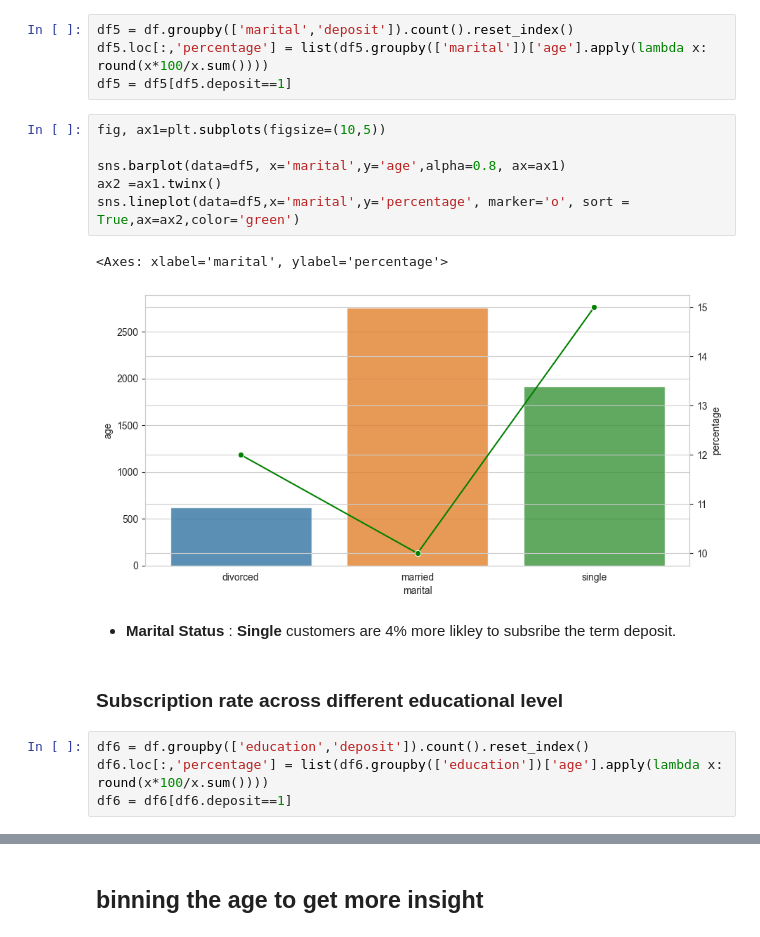
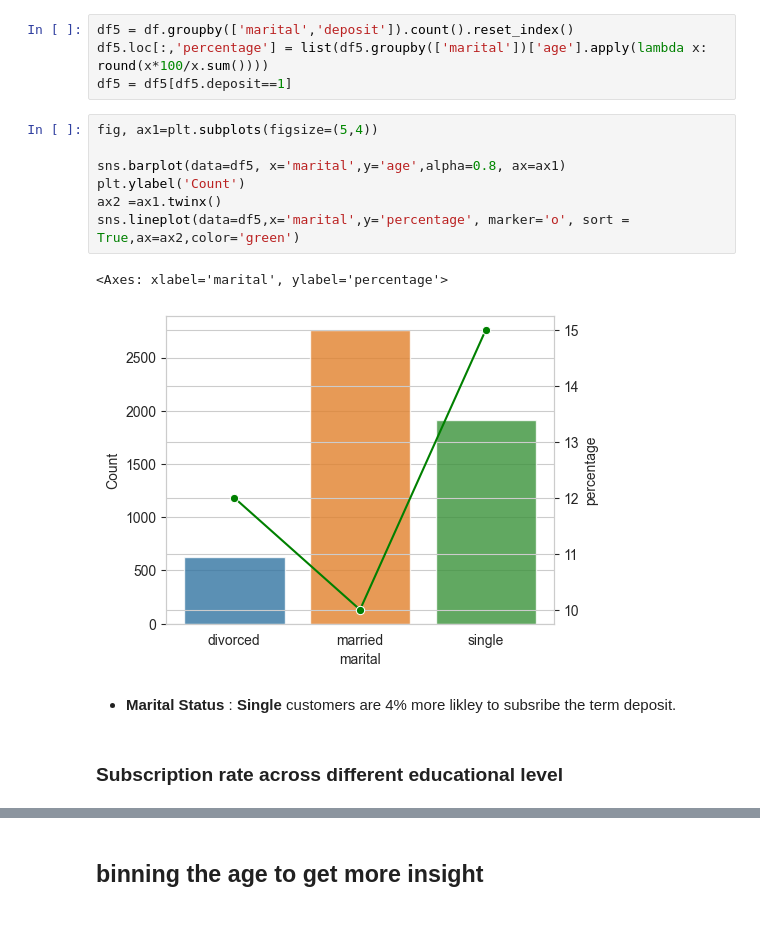
Before and after one commit to 87tana/ML_Classification_Imbalance_Banking, a Jupyter notebook: Bank_EDA.ipynb, the cells around one changed output, grey strips where cells are left out. Drawn from its saved outputs; the diff is of its cells as text.

```diff
--- a/Bank_EDA.ipynb
+++ b/Bank_EDA.ipynb
@@ -537,19 +529,16 @@ df5 = df.groupby(['marital','deposit']).count().reset_index()
 df5.loc[:,'percentage'] = list(df5.groupby(['marital'])['age'].apply(lambda x: round(x*100/x.sum())))
 df5 = df5[df5.deposit==1]
 # %%
-fig, ax1=plt.subplots(figsize=(10,5))
+fig, ax1=plt.subplots(figsize=(5,4))
 
 sns.barplot(data=df5, x='marital',y='age',alpha=0.8, ax=ax1)
+plt.ylabel('Count')
 ax2 =ax1.twinx()
 sns.lineplot(data=df5,x='marital',y='percentage', marker='o', sort = True,ax=ax2,color='green')
 # %% [output]
 <Axes: xlabel='marital', ylabel='percentage'>
-[figure, old version]
+[figure, new version]
-# %% [markdown]
-- **Marital Status** : **Single** customers are 4% more likley to subsribe the term deposit.
+# %% [markdown]
+- **Marital Status** : **Single** customers are 4% more likley to subsribe the term deposit.
 # %% [markdown]
 ### Subscription rate across different educational level
-# %%
-df6 = df.groupby(['education','deposit']).count().reset_index()
-df6.loc[:,'percentage'] = list(df6.groupby(['education'])['age'].apply(lambda x: round(x*100/x.sum())))
-df6 = df6[df6.deposit==1]
```
Also changed, not shown: parts of 160 cells of this notebook.
